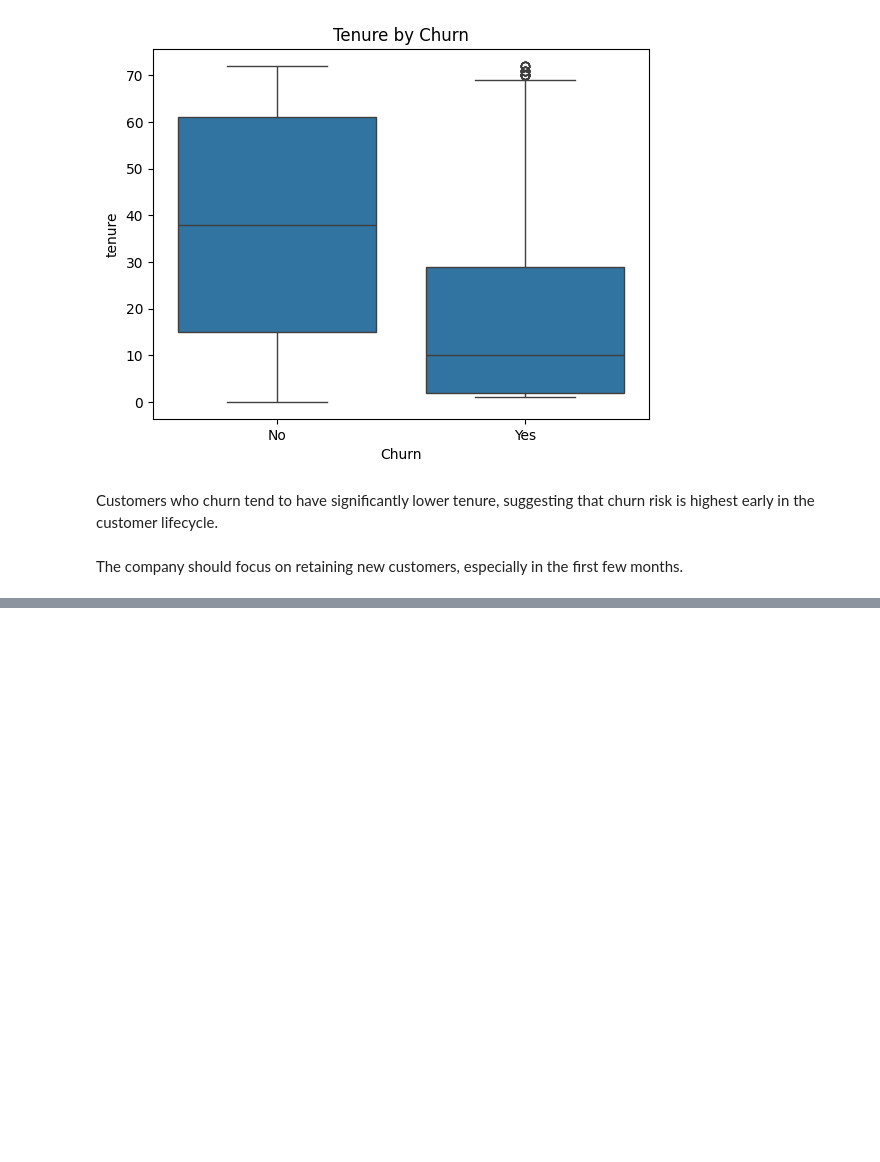
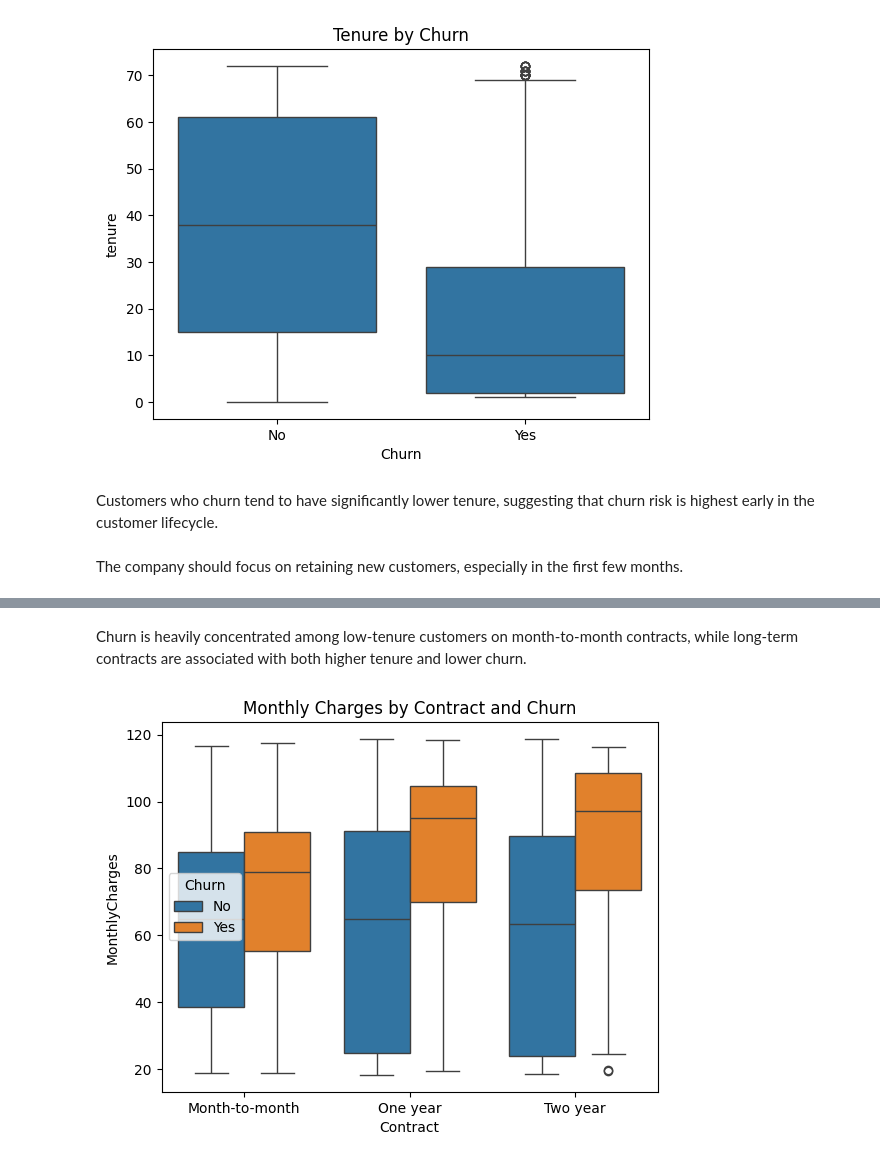
Before and after one commit to jblaibel/data_portfolio, a Jupyter notebook: churn_analysis/churn_analysis.ipynb, the cells around one changed output, grey strips where cells are left out. Drawn from its saved outputs; the diff is of its cells as text; code cells hidden in the pictures; blank space fills up the shorter version.

```diff
--- a/churn_analysis/churn_analysis.ipynb
+++ b/churn_analysis/churn_analysis.ipynb
@@ -134,0 +171,9 @@ The company should focus on retaining new customers, especially in the first few
+# %% [markdown]
+Churn is heavily concentrated among low-tenure customers on month-to-month contracts, while long-term contracts are associated with both higher tenure and lower churn.
+# %%
+#Monthly Charges + Contract + Churn
+sns.boxplot(data=df, x="Contract", y="MonthlyCharges", hue="Churn")
+plt.title("Monthly Charges by Contract and Churn")
+plt.show()
+# %% [output]
+[figure, added]
```
Also changed, not shown: parts of 13 cells of this notebook.
